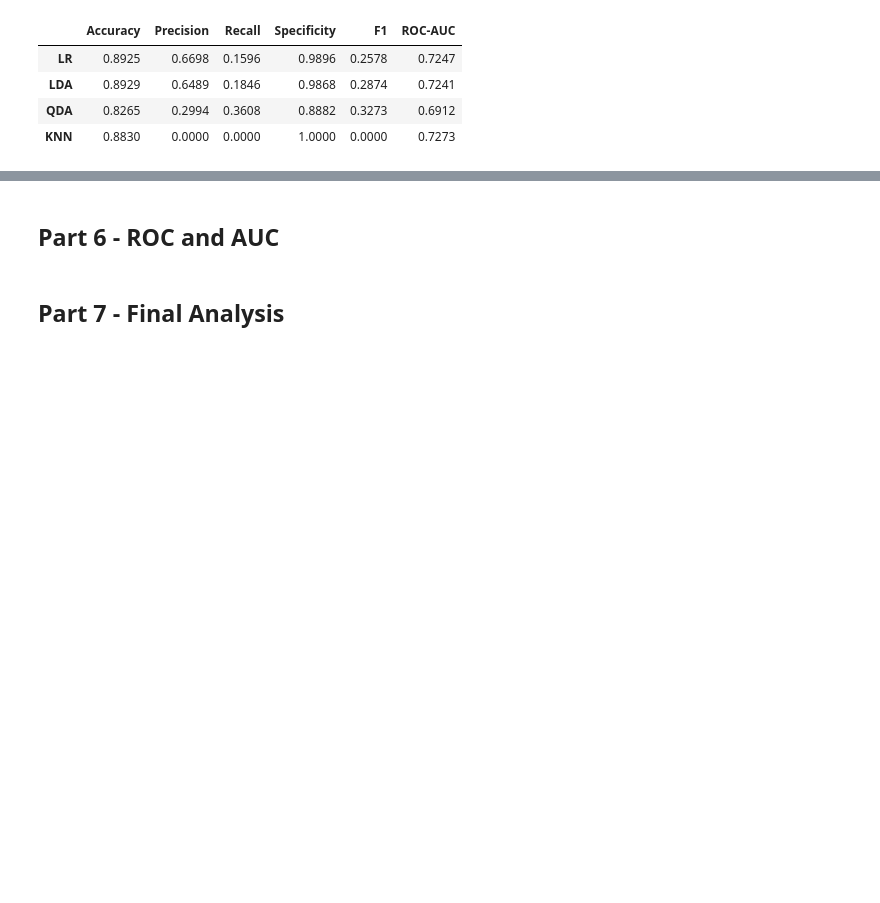
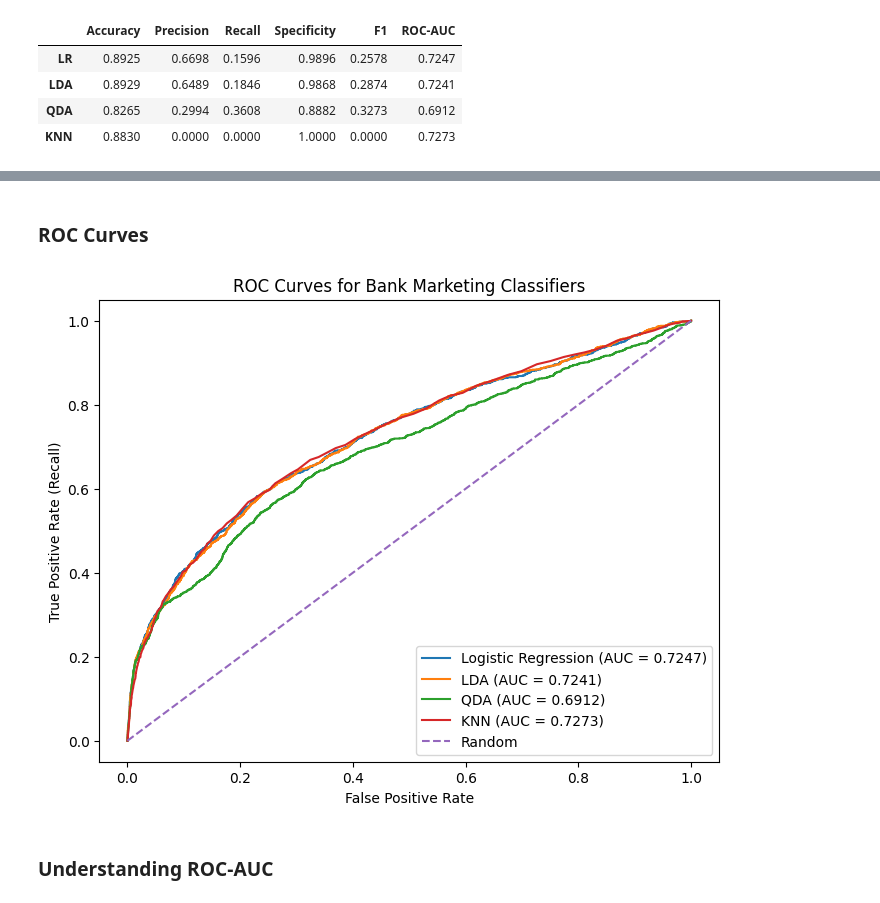
Before and after one commit to ashsiendo/DATA-201-Project1, a Jupyter notebook: Project_1_Bank_Marketing.ipynb, the cells around one changed output, grey strips where cells are left out. Saved outputs shown, nothing was run; the diff lists cells and outputs as text; code cells hidden in the pictures; blank space fills up the shorter version.

Commit message:
Added ROC-AUC evaluation; drafted model reflection and recommendation

```diff
--- a/Project_1_Bank_Marketing.ipynb
+++ b/Project_1_Bank_Marketing.ipynb
@@ -581,4 +591,40 @@ metrics.round(4)
+# %% [markdown]
+### ROC Curves
+# %%
+from sklearn.metrics import roc_curve, roc_auc_score
+
+# convert test labels to 0/1 so positive class is "yes"
+binary_y_test = (y_test == "yes").astype(int)
+
+# ROC curve values for each model
+lr_fpr, lr_tpr, _ = roc_curve(binary_y_test, lr_prob)
+lda_fpr, lda_tpr, _ = roc_curve(binary_y_test, lda_prob)
+qda_fpr, qda_tpr, _ = roc_curve(binary_y_test, qda_prob)
+knn_fpr, knn_tpr, _ = roc_curve(binary_y_test, knn_prob)
+
+# AUC for each model
+lr_auc = roc_auc_score(binary_y_test, lr_prob)
+lda_auc = roc_auc_score(binary_y_test, lda_prob)
+qda_auc = roc_auc_score(binary_y_test, qda_prob)
+knn_auc = roc_auc_score(binary_y_test, knn_prob)
+
+# plot all four ROC curves
+plt.figure(figsize=(8, 6))
+
+plt.plot(lr_fpr, lr_tpr, label=f"Logistic Regression (AUC = {lr_auc:.4f})")
+plt.plot(lda_fpr, lda_tpr, label=f"LDA (AUC = {lda_auc:.4f})")
+plt.plot(qda_fpr, qda_tpr, label=f"QDA (AUC = {qda_auc:.4f})")
+plt.plot(knn_fpr, knn_tpr, label=f"KNN (AUC = {knn_auc:.4f})")
+
+# diagonal line = random guessing
+plt.plot([0, 1], [0, 1], "--", label="Random")
+
+plt.xlabel("False Positive Rate")
+plt.ylabel("True Positive Rate (Recall)")
+plt.title("ROC Curves for Bank Marketing Classifiers")
+plt.legend()
+plt.show()
+# %% [output]
+[figure, added]
 # %% [markdown]
-## Part 6 - ROC and AUC
+### Understanding ROC-AUC
-# %% [markdown]
-## Part 7 - Final Analysis
```
Also changed, not shown: parts of 21 cells of this notebook.
